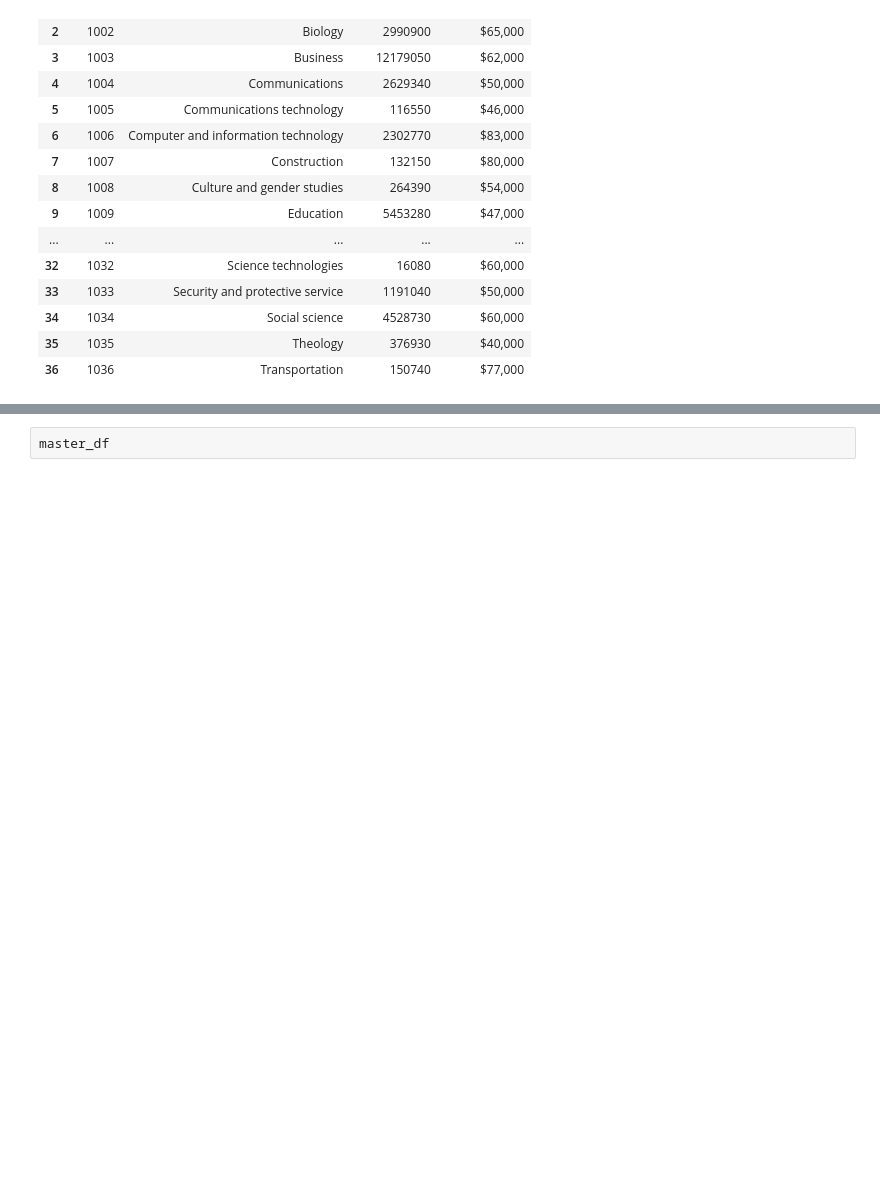
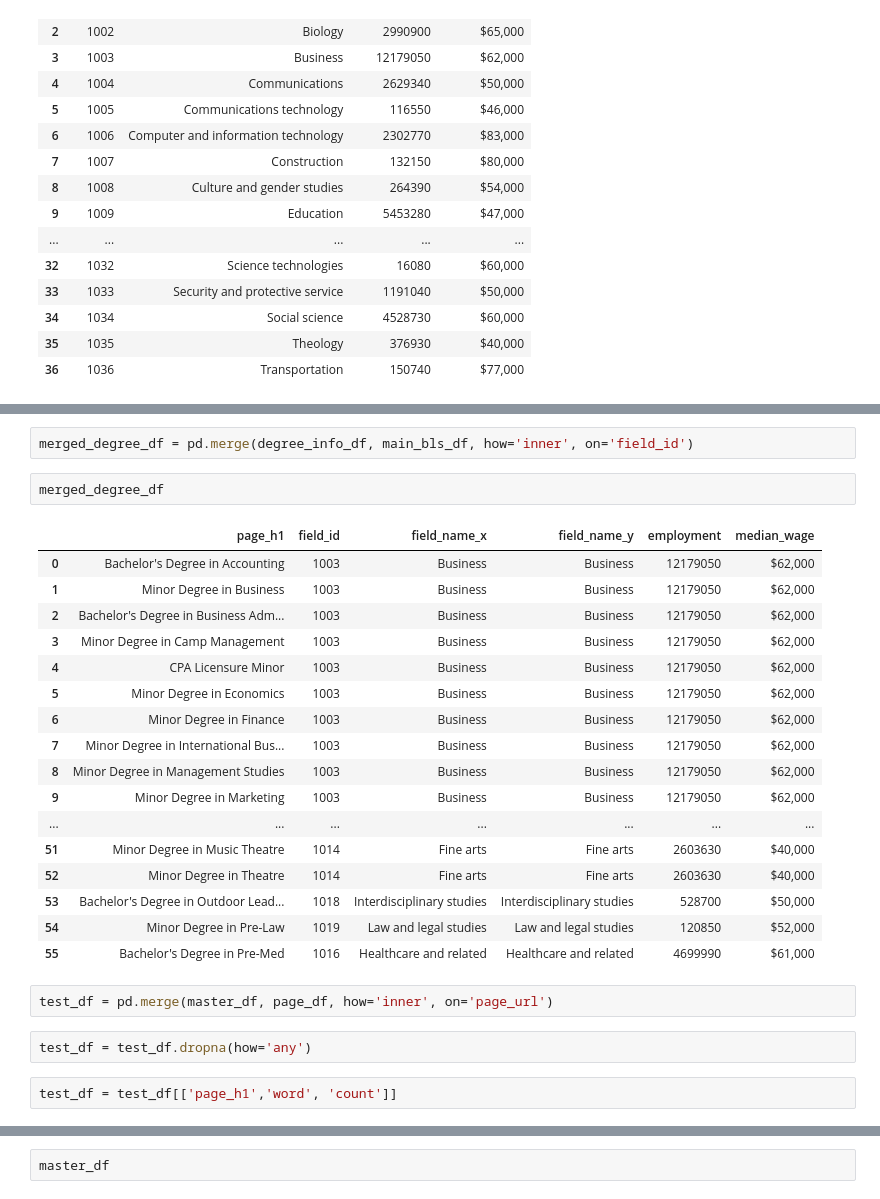
Before and after one commit to CCom20/etl-seo-project, a Jupyter notebook: web_scraper.ipynb, the cells around one changed output, grey strips where cells are left out. Saved outputs shown, nothing was run; the diff lists cells and outputs as text; blank space fills up the shorter version.

Commit message:
working on joinging some data, got the degree info and bls join figured out, had to fix h1s

```diff
--- a/web_scraper.ipynb
+++ b/web_scraper.ipynb
@@ -342,0 +365,28 @@ main_bls_df
+# %%
+merged_degree_df = pd.merge(degree_info_df, main_bls_df, how='inner', on='field_id')
+# %%
+merged_degree_df
+# %% [output]
+|  | page_h1 | field_id | field_name_x | field_name_y | employment | median_wage |
+| 0 | Bachelor's Degree in Accounting | 1003 | Business | Business | 12179050 | $62,000 |
+| 1 | Minor Degree in Business | 1003 | Business | Business | 12179050 | $62,000 |
+| 2 | Bachelor's Degree in Business Adm... | 1003 | Business | Business | 12179050 | $62,000 |
+| 3 | Minor Degree in Camp Management | 1003 | Business | Business | 12179050 | $62,000 |
+| 4 | CPA Licensure Minor | 1003 | Business | Business | 12179050 | $62,000 |
+| 5 | Minor Degree in Economics | 1003 | Business | Business | 12179050 | $62,000 |
+| 6 | Minor Degree in Finance | 1003 | Business | Business | 12179050 | $62,000 |
+| 7 | Minor Degree in International Bus... | 1003 | Business | Business | 12179050 | $62,000 |
+| 8 | Minor Degree in Management Studies | 1003 | Business | Business | 12179050 | $62,000 |
+| 9 | Minor Degree in Marketing | 1003 | Business | Business | 12179050 | $62,000 |
+| ... | ... | ... | ... | ... | ... | ... |
+| 51 | Minor Degree in Music Theatre | 1014 | Fine arts | Fine arts | 2603630 | $40,000 |
+| 52 | Minor Degree in Theatre | 1014 | Fine arts | Fine arts | 2603630 | $40,000 |
+| 53 | Bachelor's Degree in Outdoor Lead... | 1018 | Interdisciplinary studies | Interdisciplinary studies | 528700 | $50,000 |
+| 54 | Minor Degree in Pre-Law | 1019 | Law and legal studies | Law and legal studies | 120850 | $52,000 |
+| 55 | Bachelor's Degree in Pre-Med | 1016 | Healthcare and related | Healthcare and related | 4699990 | $61,000 |
+# %%
+test_df = pd.merge(master_df, page_df, how='inner', on='page_url')
+# %%
+test_df = test_df.dropna(how='any')
+# %%
+test_df = test_df[['page_h1','word', 'count']]
```
Also changed, not shown: parts of 12 cells of this notebook, 1 other file.
